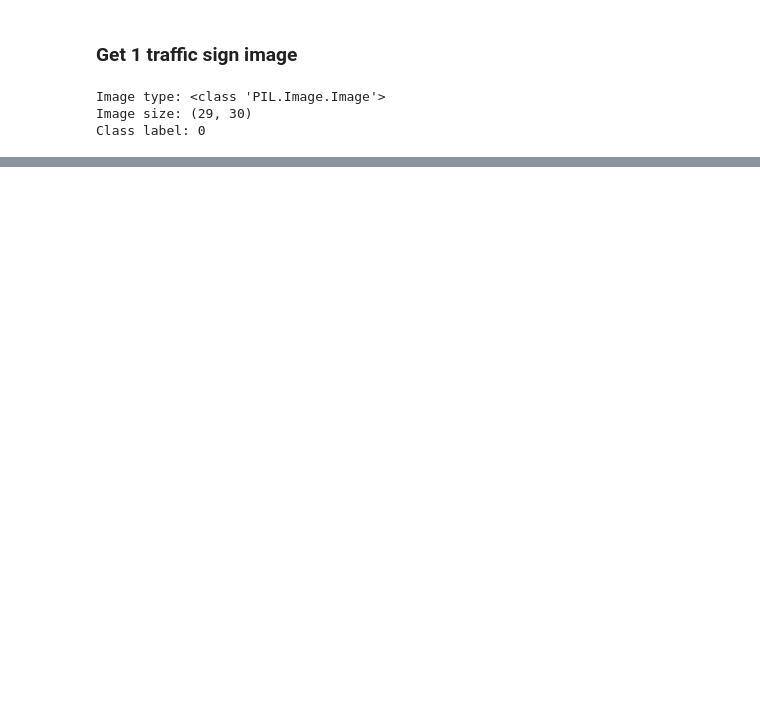
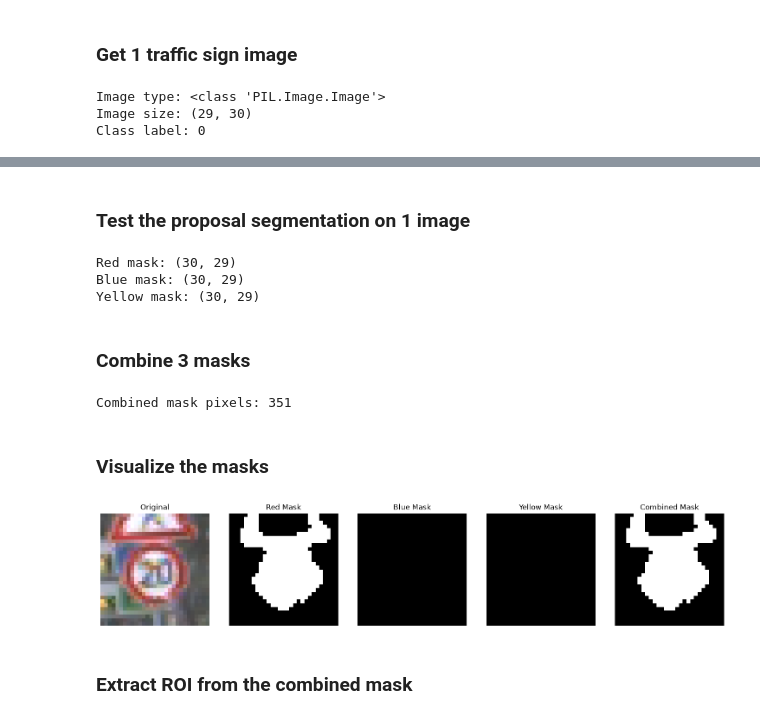
Before and after one commit to khoryz666/traffic-sign-recognition, a Jupyter notebook: project/02_hog_features.ipynb, the cells around one changed output, grey strips where cells are left out. Drawn from its saved outputs; the diff is of its cells as text; code cells hidden in the pictures; blank space fills up the shorter version.

Commit message:
feat: hog feat vector aligned w hsv histogram

```diff
--- a/project/02_hog_features.ipynb
+++ b/project/02_hog_features.ipynb
@@ -521,0 +798,74 @@ plt.show()
+# %% [markdown]
+### Test the proposal segmentation on 1 image
+# %%
+# Convert GTSRB PIL/RGB image to OpenCV BGR format
+image_np = np.array(image)
+
+image_bgr = cv2.cvtColor(
+    image_np,
+    cv2.COLOR_RGB2BGR
+)
+
+# Apply the three segmentation methods
+red_mask = segment_red(image_bgr)
+blue_mask = segment_blue(image_bgr)
+yellow_mask = segment_yellow(image_bgr)
+
+print("Red mask:", red_mask.shape)
+print("Blue mask:", blue_mask.shape)
+print("Yellow mask:", yellow_mask.shape)
+# %% [output]
+Red mask: (30, 29)
+Blue mask: (30, 29)
+Yellow mask: (30, 29)
+# %% [markdown]
+### Combine 3 masks
+# %%
+combined_mask = cv2.bitwise_or(
+    red_mask,
+    blue_mask
+)
+
+combined_mask = cv2.bitwise_or(
+    combined_mask,
+    yellow_mask
+)
+
+print(
+    "Combined mask pixels:",
+    np.count_nonzero(combined_mask)
+)
+# %% [output]
+Combined mask pixels: 351
+# %% [markdown]
+### Visualize the masks
+# %%
+fig, axes = plt.subplots(
+    1, 5,
+    figsize=(15, 3)
+)
+
+axes[0].imshow(image_np)
+axes[0].set_title("Original")
+
+axes[1].imshow(red_mask, cmap="gray")
+axes[1].set_title("Red Mask")
+
+axes[2].imshow(blue_mask, cmap="gray")
+axes[2].set_title("Blue Mask")
+
+axes[3].imshow(yellow_mask, cmap="gray")
+axes[3].set_title("Yellow Mask")
+
+axes[4].imshow(combined_mask, cmap="gray")
+axes[4].set_title("Combined Mask")
+
+for ax in axes:
+    ax.axis("off")
+
+plt.tight_layout()
+plt.show()
+# %% [output]
+[figure, added]
+# %% [markdown]
+### Extract ROI from the combined mask
```
Also changed, not shown: parts of 82 cells of this notebook, 2 other files.
